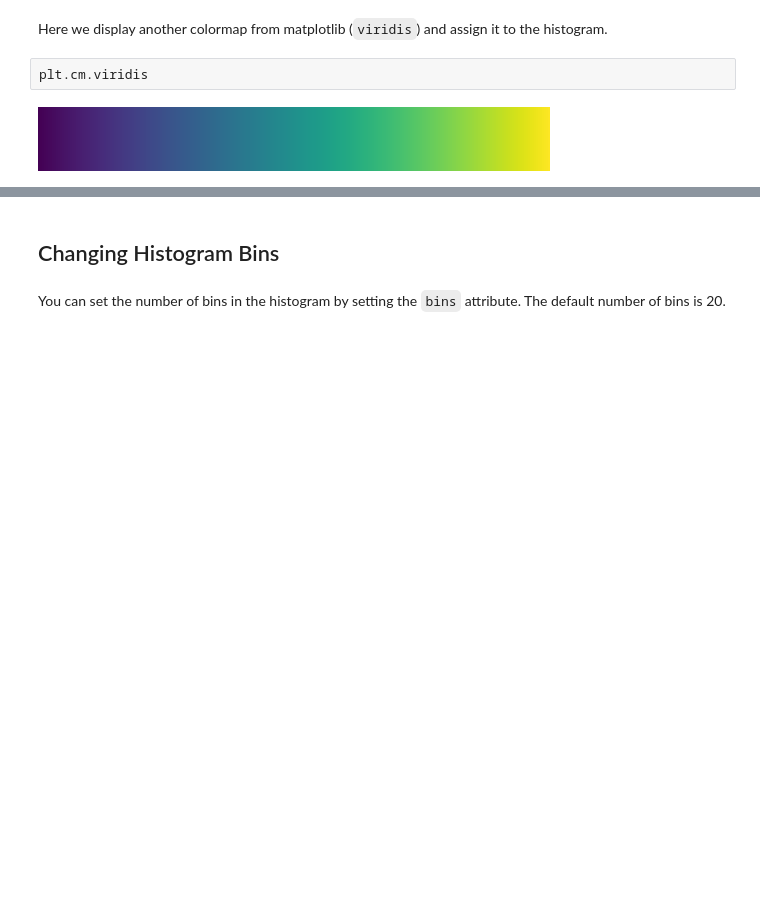
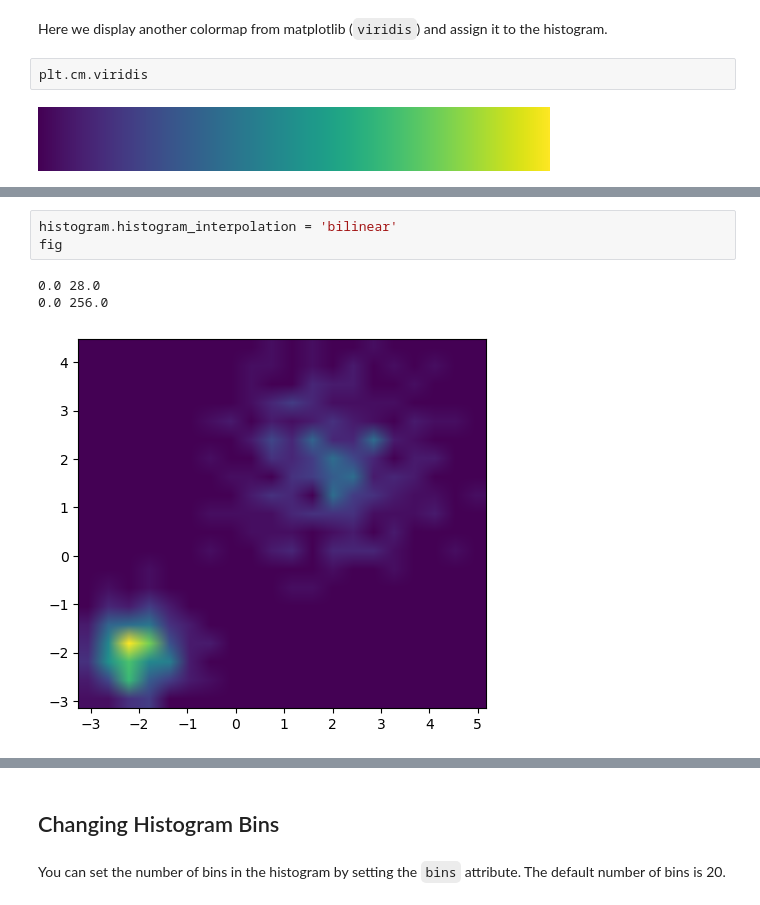
Before and after one commit to BiAPoL/biaplotter, a Jupyter notebook: docs/examples/histogram_artist_example.ipynb, the cells around one changed output, grey strips where cells are left out. Cells and saved outputs as stored; diff of their text form; blank space fills up the shorter version.

```diff
--- a/docs/examples/histogram_artist_example.ipynb
+++ b/docs/examples/histogram_artist_example.ipynb
@@ -161,0 +146,7 @@ fig
+# %%
+histogram.histogram_interpolation = 'bilinear'
+fig
+# %% [output]
+0.0 28.0
+0.0 256.0
+[figure, added]
```
Also changed, not shown: parts of 31 cells of this notebook, 2 other files.
